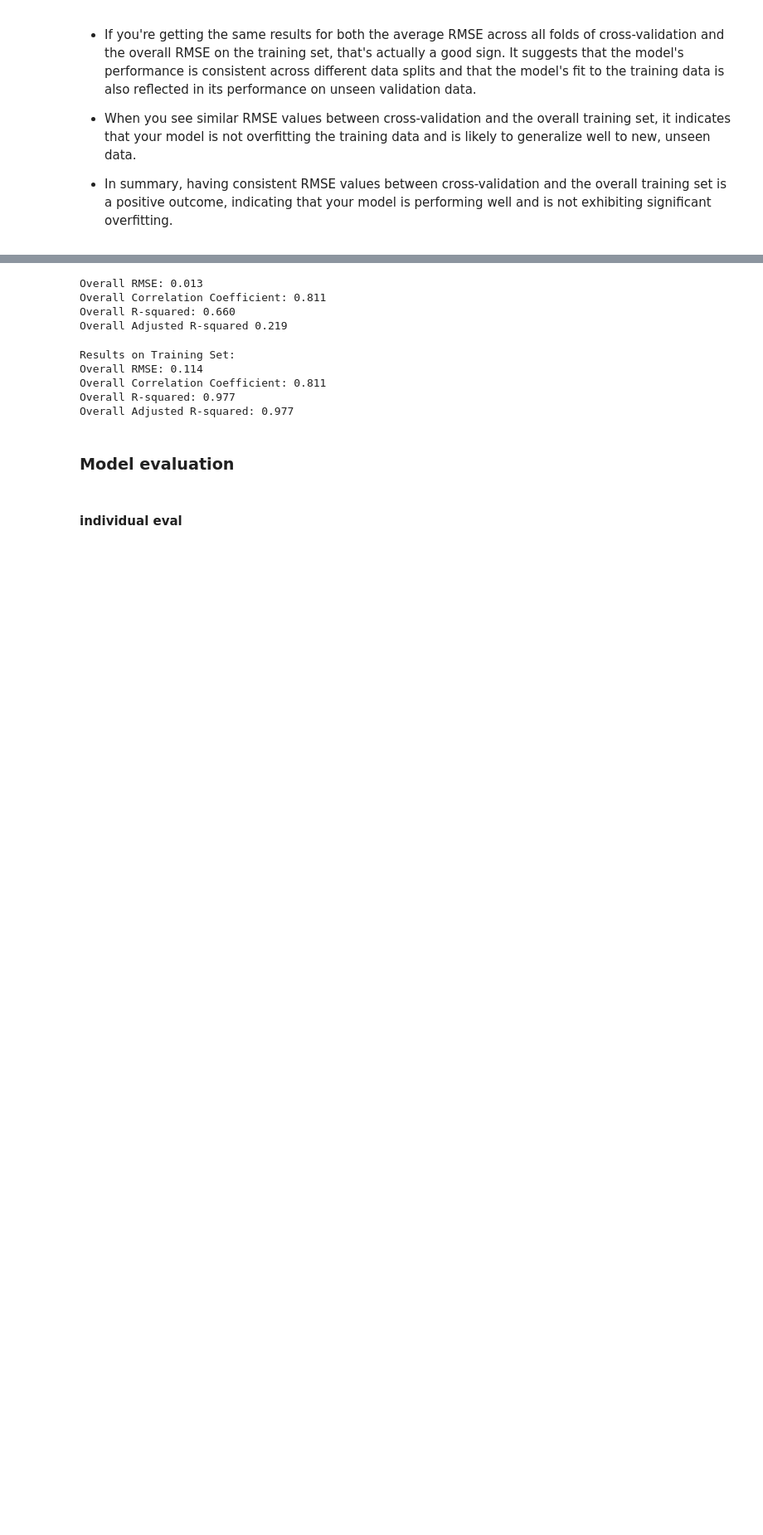
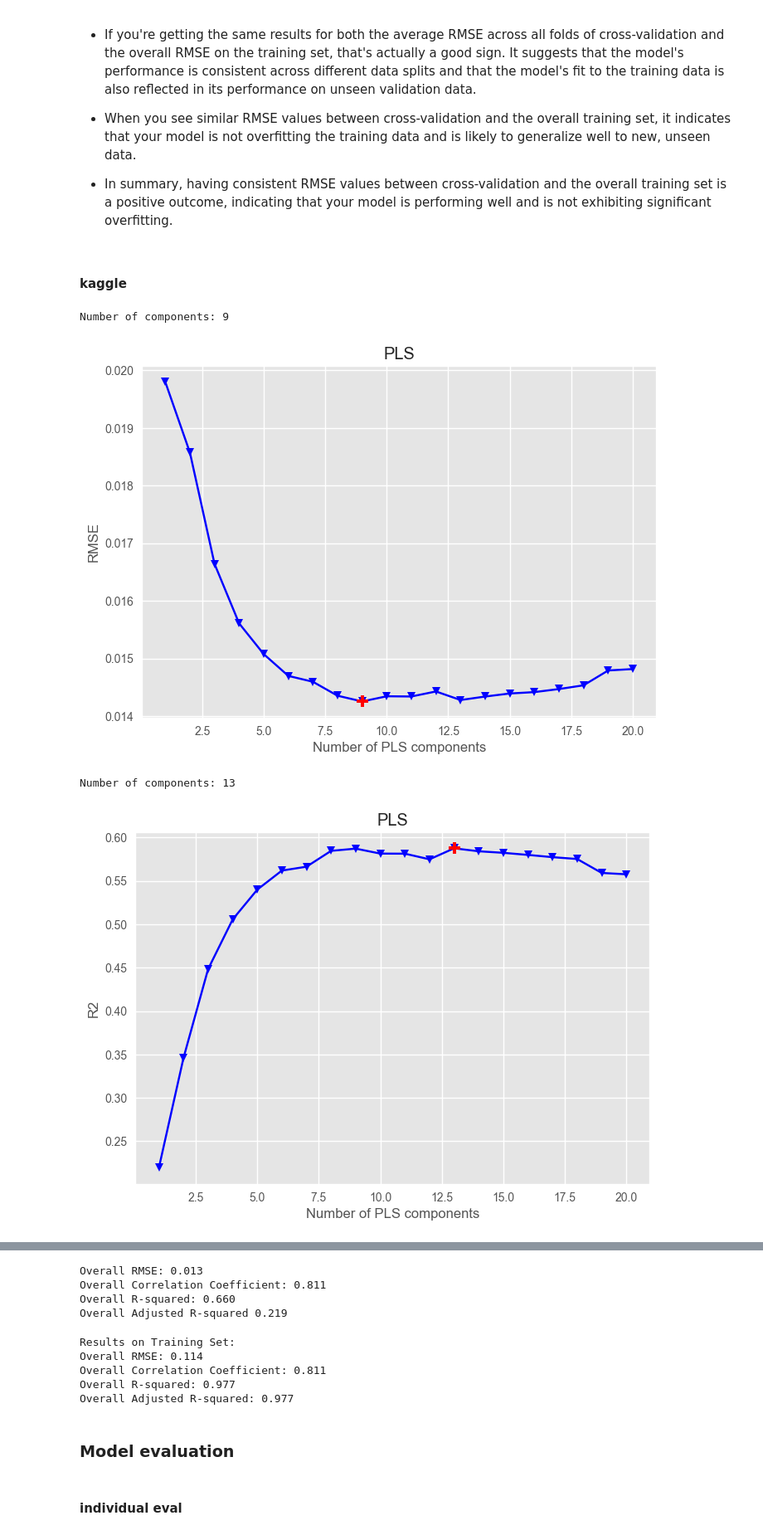
Before and after one commit to bernatsort/Therapy-Progress-Gait-Prediction, a Jupyter notebook: PLS_model.ipynb, the cells around one changed output, grey strips where cells are left out. Shown at 83% size. Saved outputs shown, nothing was run; the diff lists cells and outputs as text; code cells hidden in the pictures; blank space fills up the shorter version.

Commit message:
pls kaggle

```diff
--- a/PLS_model.ipynb
+++ b/PLS_model.ipynb
@@ -223,3 +134,55 @@ Correlation coefficient: 0.9863203362926314
 - When you see similar RMSE values between cross-validation and the overall training set, it indicates that your model is not overfitting the training data and is likely to generalize well to new, unseen data.
 
 - In summary, having consistent RMSE values between cross-validation and the overall training set is a positive outcome, indicating that your model is performing well and is not exhibiting significant overfitting.
+# %% [markdown]
+#### kaggle
+# %%
+def optimise_pls_cv(X, y, n_comp):
+    # Define PLS object
+    pls = PLSRegression(n_components=n_comp)
+
+    # Cross-validation
+    y_cv = cross_val_predict(pls, X, y, cv=10)
+
+    # Calculate scores
+    r2 = r2_score(y, y_cv)
+    rmse = mean_squared_error(y, y_cv, squared=False)
+
+    return (y_cv, r2, rmse)
+
+# test with 20 components
+r2s = []
+rmses = []
+xticks = np.arange(1, 21)
+for n_comp in xticks:
+    y_cv, r2, rmse = optimise_pls_cv(X_train_A2, y_train_A2, n_comp)
+    r2s.append(r2)
+    rmses.append(rmse)
+# %%
+# Plot the rmses
+def plot_metrics(vals, ylabel, objective):
+    with plt.style.context('ggplot'):
+        plt.plot(xticks, np.array(vals), '-v', color='blue', mfc='blue')
+        if objective=='min':
+            idx = np.argmin(vals)
+        else:
+            idx = np.argmax(vals)
+        plt.plot(xticks[idx], np.array(vals)[idx], 'P', ms=10, mfc='red')
+
+        plt.xlabel('Number of PLS components')
+        plt.xticks = xticks
+        plt.ylabel(ylabel)
+        plt.title('PLS')
+
+        # Print the best number of components
+        print(f"Number of components: {idx + 1}")
+
+    plt.show()
+
+plot_metrics(rmses, 'RMSE', 'min')
+plot_metrics(r2s, 'R2', 'max')
+# %% [output]
+Number of components: 9
+[figure, added]
+Number of components: 13
+[figure, added]
```
Also changed, not shown: parts of 5 cells of this notebook.
